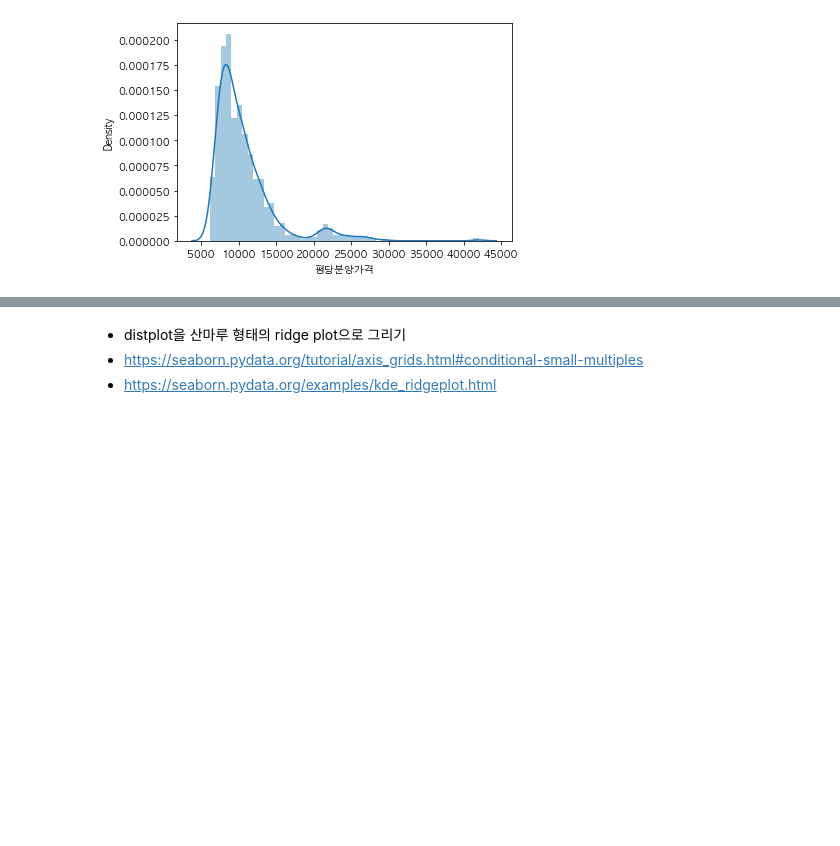
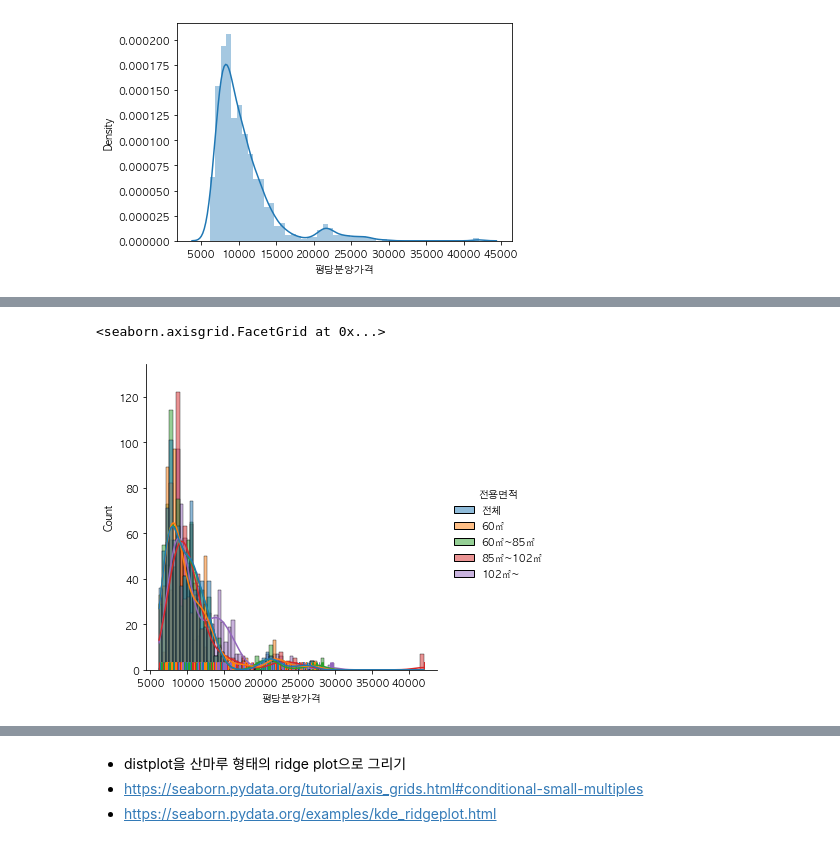
Before and after one commit to corazzon/open-data-analysis-basic, a Jupyter notebook: 01-apt-price-output.ipynb, the cells around one changed output, grey strips where cells are left out. Saved outputs shown, nothing was run; the diff lists cells and outputs as text; code cells hidden in the pictures; blank space fills up the shorter version.

```diff
--- a/01-apt-price-output.ipynb
+++ b/01-apt-price-output.ipynb
@@ -759,0 +824,5 @@ sns.kdeplot(price)
+# %%
+sns.displot(data=df_last, x="평당분양가격", kde=True, rug=True, hue="전용면적")
+# %% [output]
+<seaborn.axisgrid.FacetGrid at 0x...>
+[figure, added]
```
Also changed, not shown: parts of 11 cells of this notebook.
